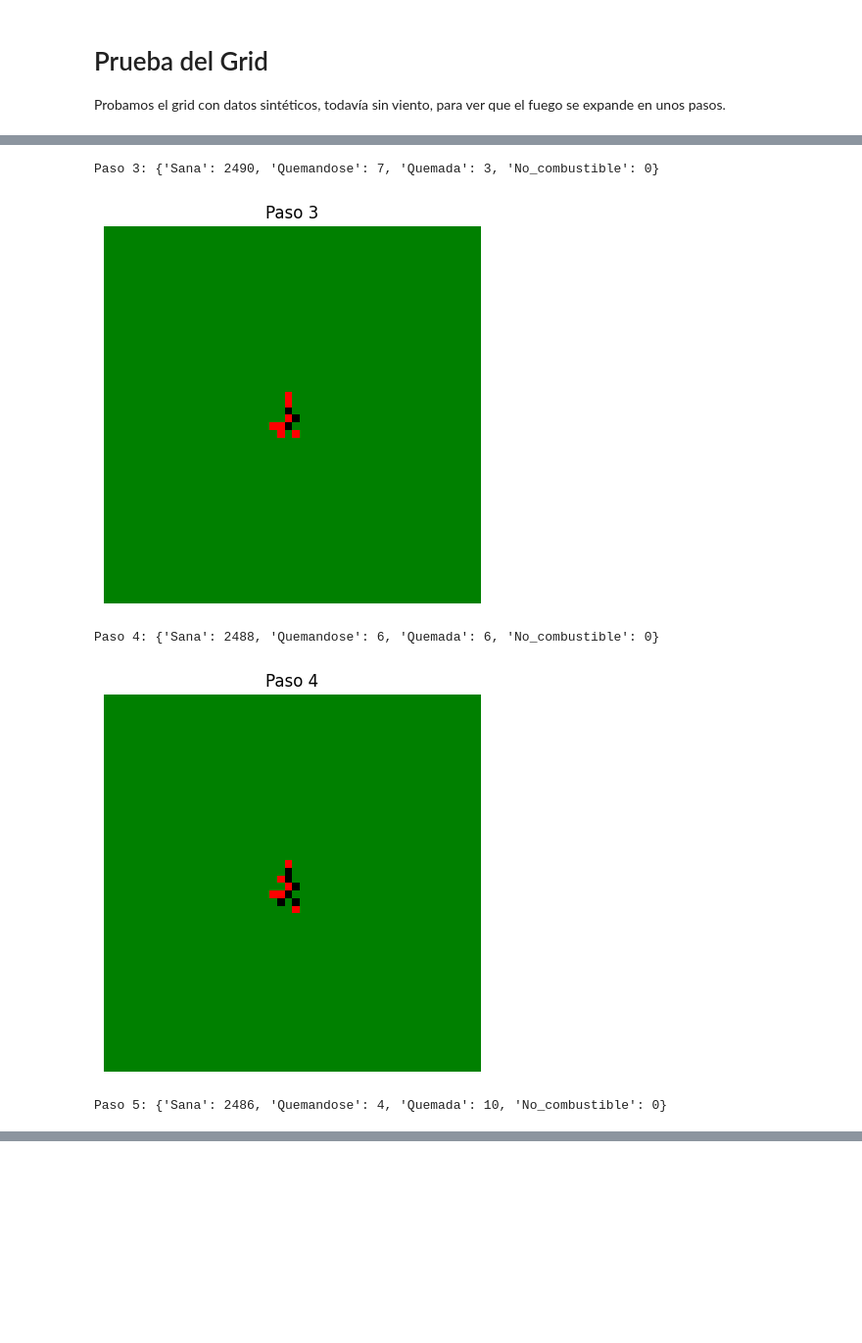
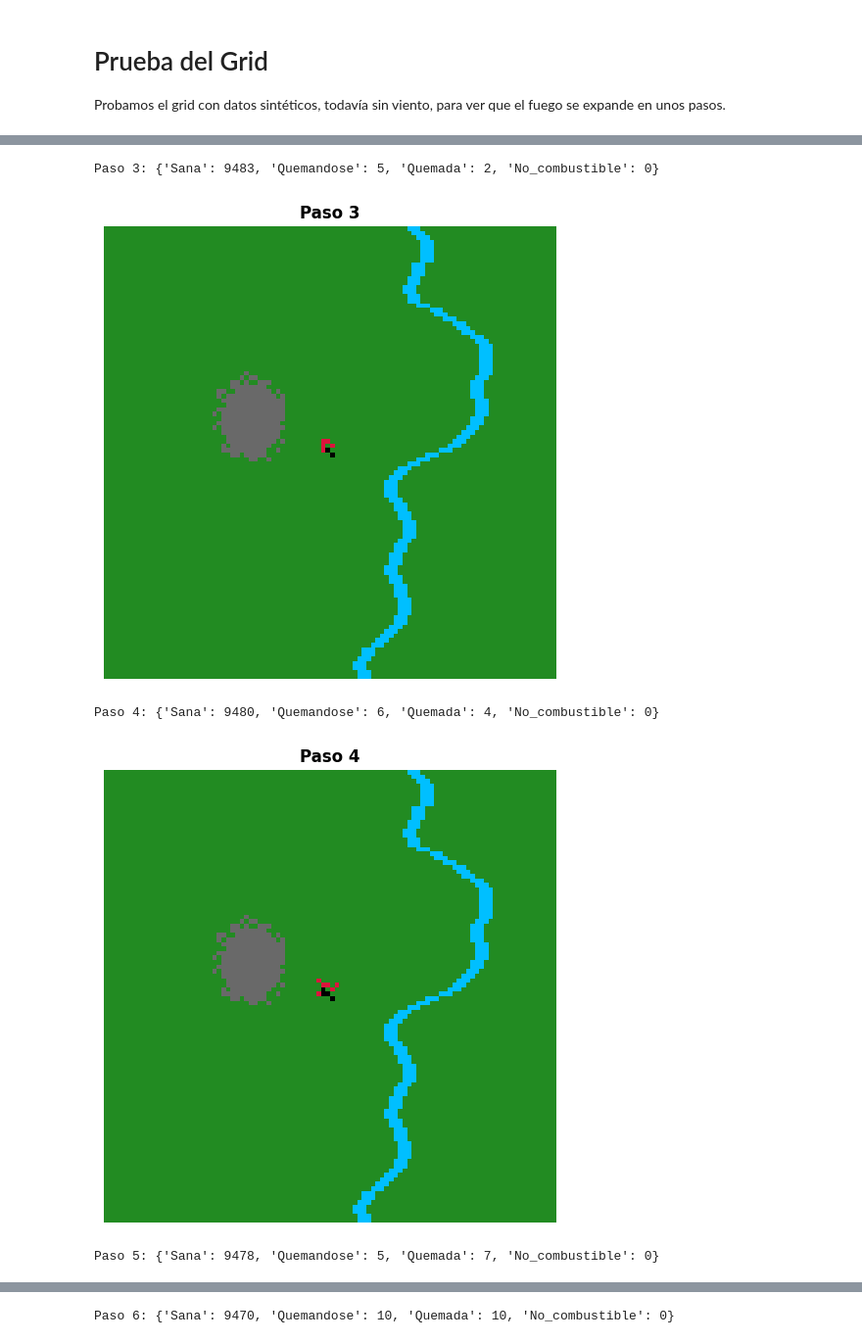
Before and after one commit to anthony-yt/wildfire-cellular-automata, a Jupyter notebook: notebooks/prueba_grid_sintetico.ipynb, the cells around one changed output, grey strips where cells are left out. Shown at 98% size. Drawn from its saved outputs; the diff is of its cells as text; code cells hidden in the pictures; blank space fills up the shorter version.

Commit message:
feat(grid): agrega estados de agua y rocas no combustibles con río orgánico.

```diff
--- a/notebooks/prueba_grid_sintetico.ipynb
+++ b/notebooks/prueba_grid_sintetico.ipynb
@@ -40,16 +62,16 @@ grid.contar_estados()
 # %%
-colores = ListedColormap(['green', 'red', 'black', 'gray'])
+colores = ListedColormap(['forestgreen', 'crimson', 'black', 'gray', 'deepskyblue', 'dimgray'])
 
 def graficar_grid(grid, titulo=''):
-    plt.figure(figsize=(5, 5))
-    plt.imshow(grid.estado, cmap=colores, vmin=SANA, vmax=NO_COMBUSTIBLE)
-    plt.title(titulo)
+    plt.figure(figsize=(6, 6))
+    plt.imshow(grid.estado, cmap=colores, vmin=0, vmax=5)
+    plt.title(titulo, fontsize=12, fontweight='bold')
     plt.axis('off')
     plt.show()
 # %%
 graficar_grid(grid, 'Paso 0')
 
-for paso in range(1, 6):
+for paso in range(1, 31):
     grid.paso_tiempo()
     print(f'Paso {paso}:', grid.contar_estados())
     graficar_grid(grid, f'Paso {paso}')
@@ -62,5 +84,5 @@ Paso 2: {'Sana': 2494, 'Quemandose': 5, 'Quemada': 1, 'No_combustible': 0}
-Paso 3: {'Sana': 2490, 'Quemandose': 7, 'Quemada': 3, 'No_combustible': 0}
+Paso 3: {'Sana': 9483, 'Quemandose': 5, 'Quemada': 2, 'No_combustible': 0}
-[figure, old version]
+[figure, new version]
-Paso 4: {'Sana': 2488, 'Quemandose': 6, 'Quemada': 6, 'No_combustible': 0}
+Paso 4: {'Sana': 9480, 'Quemandose': 6, 'Quemada': 4, 'No_combustible': 0}
-[figure, old version]
+[figure, new version]
-Paso 5: {'Sana': 2486, 'Quemandose': 4, 'Quemada': 10, 'No_combustible': 0}
+Paso 5: {'Sana': 9478, 'Quemandose': 5, 'Quemada': 7, 'No_combustible': 0}
@@ -67,0 +90 @@ Paso 5: {'Sana': 2486, 'Quemandose': 4, 'Quemada': 10, 'No_combustible': 0}
+Paso 6: {'Sana': 9470, 'Quemandose': 10, 'Quemada': 10, 'No_combustible': 0}
```
Also changed, not shown: parts of 5 cells of this notebook.
